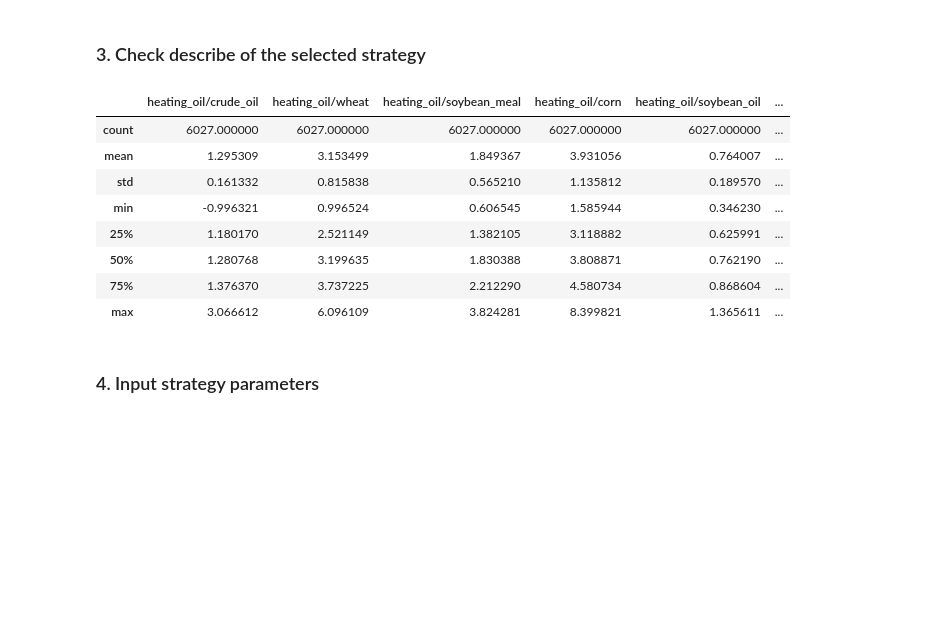
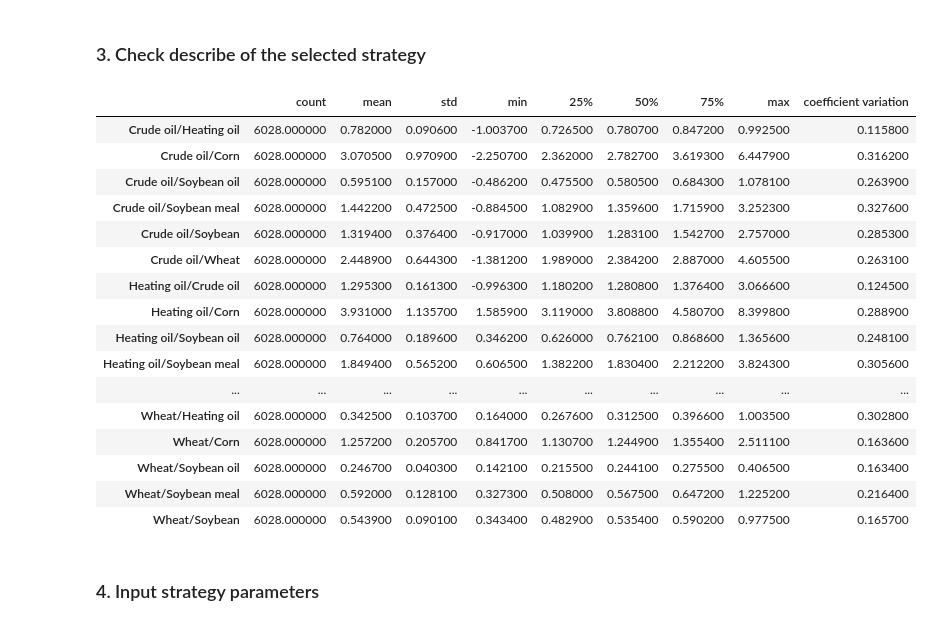
Before and after one commit to rossi-diego/commodity-backtester, a Jupyter notebook: notebooks/02-backtest.ipynb, the cells around one changed output. Drawn from its saved outputs; the diff is of its cells as text; code cells hidden in the pictures; blank space fills up the shorter version.

```diff
--- a/notebooks/02-backtest.ipynb
+++ b/notebooks/02-backtest.ipynb
@@ -25,23 +26,40 @@ pd.set_option('display.max_columns', None)
 ### 2. Load data and strategy definition
 # %%
 df = pd.read_parquet(YFINANCE_CLEAN)
-backtest_strategy = 'spread'
+backtest_strategy = 'mean_reversion'
 # %% [markdown]
 ### 3. Check describe of the selected strategy
 # %%
+
+
 df_strategy = strategy_describe(df, tons_conversion, backtest_strategy=backtest_strategy)
 
-df_strategy.describe()
+styled_df = df_strategy.style \
+    .format(na_rep='—') \
+    .set_properties(**{'text-align': 'center'}) \
+    .set_table_styles([{
+        'selector': 'th',
+        'props': [('text-align', 'center')]
+    }])
+styled_df
 # %% [output]
-|  | heating_oil/crude_oil | heating_oil/wheat | heating_oil/soybean_meal | heating_oil/corn | heating_oil/soybean_oil | ... |
-| count | 6027.000000 | 6027.000000 | 6027.000000 | 6027.000000 | 6027.000000 | ... |
-| mean | 1.295309 | 3.153499 | 1.849367 | 3.931056 | 0.764007 | ... |
-| std | 0.161332 | 0.815838 | 0.565210 | 1.135812 | 0.189570 | ... |
-| min | -0.996321 | 0.996524 | 0.606545 | 1.585944 | 0.346230 | ... |
-| 25% | 1.180170 | 2.521149 | 1.382105 | 3.118882 | 0.625991 | ... |
-| 50% | 1.280768 | 3.199635 | 1.830388 | 3.808871 | 0.762190 | ... |
-| 75% | 1.376370 | 3.737225 | 2.212290 | 4.580734 | 0.868604 | ... |
-| max | 3.066612 | 6.096109 | 3.824281 | 8.399821 | 1.365611 | ... |
+|  | count | mean | std | min | 25% | 50% | 75% | max | coefficient variation |
+| Crude oil/Heating oil | 6028.000000 | 0.782000 | 0.090600 | -1.003700 | 0.726500 | 0.780700 | 0.847200 | 0.992500 | 0.115800 |
+| Crude oil/Corn | 6028.000000 | 3.070500 | 0.970900 | -2.250700 | 2.362000 | 2.782700 | 3.619300 | 6.447900 | 0.316200 |
+| Crude oil/Soybean oil | 6028.000000 | 0.595100 | 0.157000 | -0.486200 | 0.475500 | 0.580500 | 0.684300 | 1.078100 | 0.263900 |
+| Crude oil/Soybean meal | 6028.000000 | 1.442200 | 0.472500 | -0.884500 | 1.082900 | 1.359600 | 1.715900 | 3.252300 | 0.327600 |
+| Crude oil/Soybean | 6028.000000 | 1.319400 | 0.376400 | -0.917000 | 1.039900 | 1.283100 | 1.542700 | 2.757000 | 0.285300 |
+| Crude oil/Wheat | 6028.000000 | 2.448900 | 0.644300 | -1.381200 | 1.989000 | 2.384200 | 2.887000 | 4.605500 | 0.263100 |
+| Heating oil/Crude oil | 6028.000000 | 1.295300 | 0.161300 | -0.996300 | 1.180200 | 1.280800 | 1.376400 | 3.066600 | 0.124500 |
+| Heating oil/Corn | 6028.000000 | 3.931000 | 1.135700 | 1.585900 | 3.119000 | 3.808800 | 4.580700 | 8.399800 | 0.288900 |
+| Heating oil/Soybean oil | 6028.000000 | 0.764000 | 0.189600 | 0.346200 | 0.626000 | 0.762100 | 0.868600 | 1.365600 | 0.248100 |
+| Heating oil/Soybean meal | 6028.000000 | 1.849400 | 0.565200 | 0.606500 | 1.382200 | 1.830400 | 2.212200 | 3.824300 | 0.305600 |
+| ... | ... | ... | ... | ... | ... | ... | ... | ... | ... |
+| Wheat/Heating oil | 6028.000000 | 0.342500 | 0.103700 | 0.164000 | 0.267600 | 0.312500 | 0.396600 | 1.003500 | 0.302800 |
+| Wheat/Corn | 6028.000000 | 1.257200 | 0.205700 | 0.841700 | 1.130700 | 1.244900 | 1.355400 | 2.511100 | 0.163600 |
+| Wheat/Soybean oil | 6028.000000 | 0.246700 | 0.040300 | 0.142100 | 0.215500 | 0.244100 | 0.275500 | 0.406500 | 0.163400 |
+| Wheat/Soybean meal | 6028.000000 | 0.592000 | 0.128100 | 0.327300 | 0.508000 | 0.567500 | 0.647200 | 1.225200 | 0.216400 |
+| Wheat/Soybean | 6028.000000 | 0.543900 | 0.090100 | 0.343400 | 0.482900 | 0.535400 | 0.590200 | 0.977500 | 0.165700 |
 # %% [markdown]
 ### 4. Input strategy parameters
 # %%
```
Also changed, not shown: parts of 5 cells of this notebook, 12 other files.
